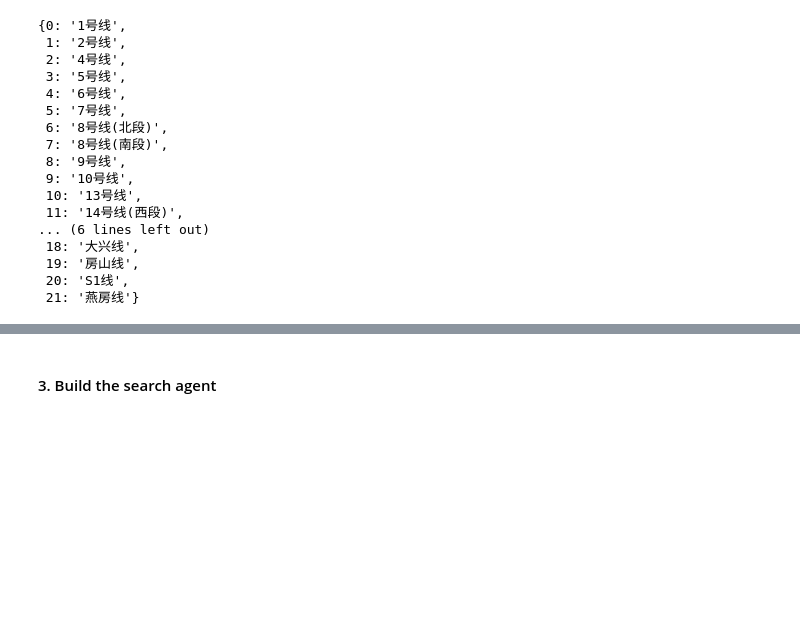
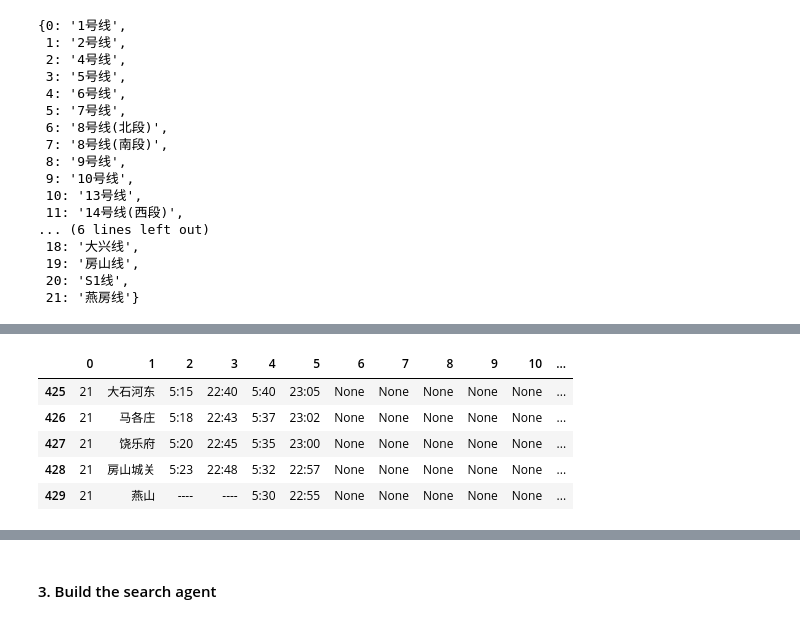
Before and after one commit to howling0/NLP_Assignments, a Jupyter notebook: w2/Assignment_02.ipynb, the cells around one changed output, grey strips where cells are left out. Drawn from its saved outputs; the diff is of its cells as text; code cells hidden in the pictures; blank space fills up the shorter version.

```diff
--- a/w2/Assignment_02.ipynb
+++ b/w2/Assignment_02.ipynb
@@ -309,0 +237,10 @@ def process_data(clean_html):
+# %%
+# 查看后5条数据
+data_x.tail()
+# %% [output]
+|  | 0 | 1 | 2 | 3 | 4 | 5 | 6 | 7 | 8 | 9 | 10 | ... |
+| 425 | 21 | 大石河东 | 5:15 | 22:40 | 5:40 | 23:05 | None | None | None | None | None | ... |
+| 426 | 21 | 马各庄 | 5:18 | 22:43 | 5:37 | 23:02 | None | None | None | None | None | ... |
+| 427 | 21 | 饶乐府 | 5:20 | 22:45 | 5:35 | 23:00 | None | None | None | None | None | ... |
+| 428 | 21 | 房山城关 | 5:23 | 22:48 | 5:32 | 22:57 | None | None | None | None | None | ... |
+| 429 | 21 | 燕山 | ---- | ---- | 5:30 | 22:55 | None | None | None | None | None | ... |
```
Also changed, not shown: parts of 39 cells of this notebook.
